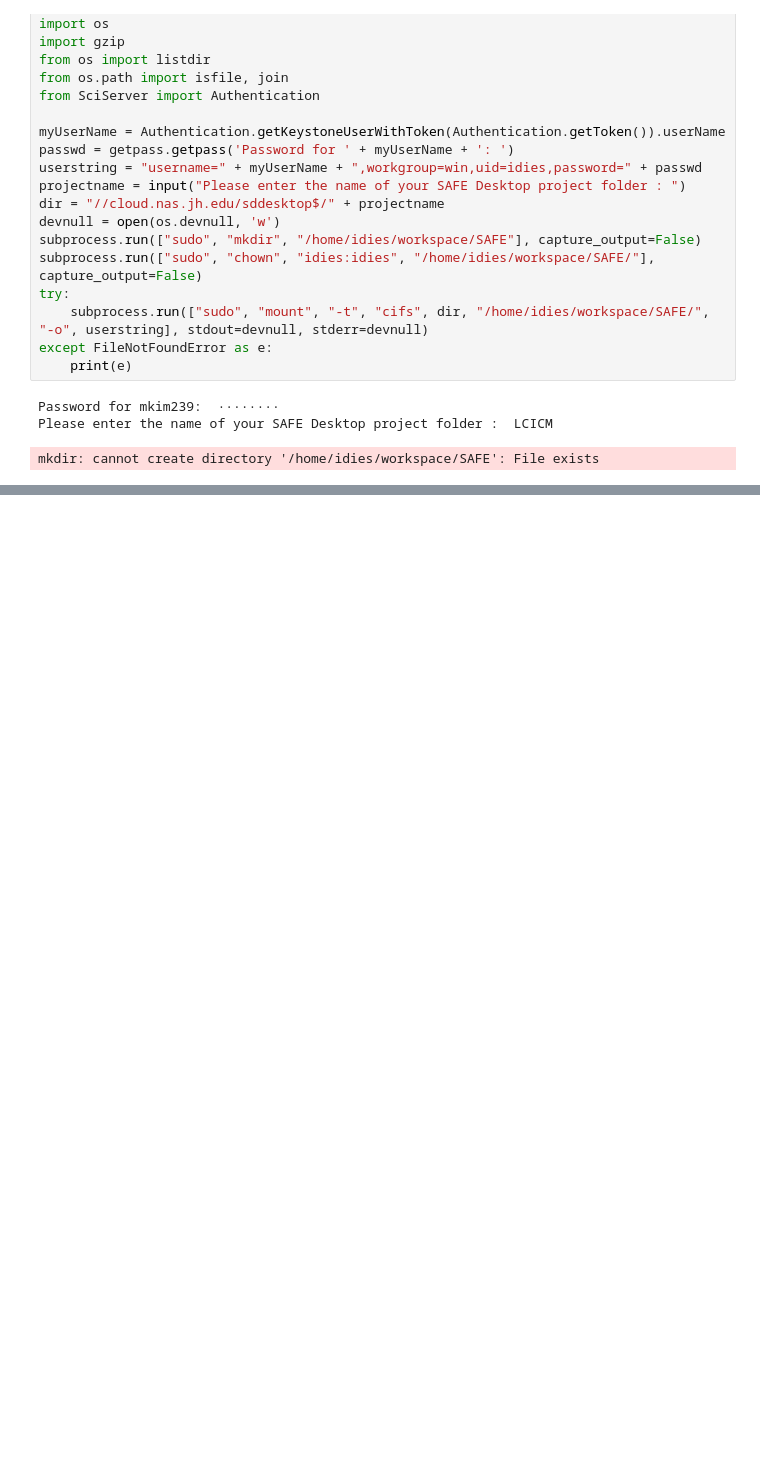
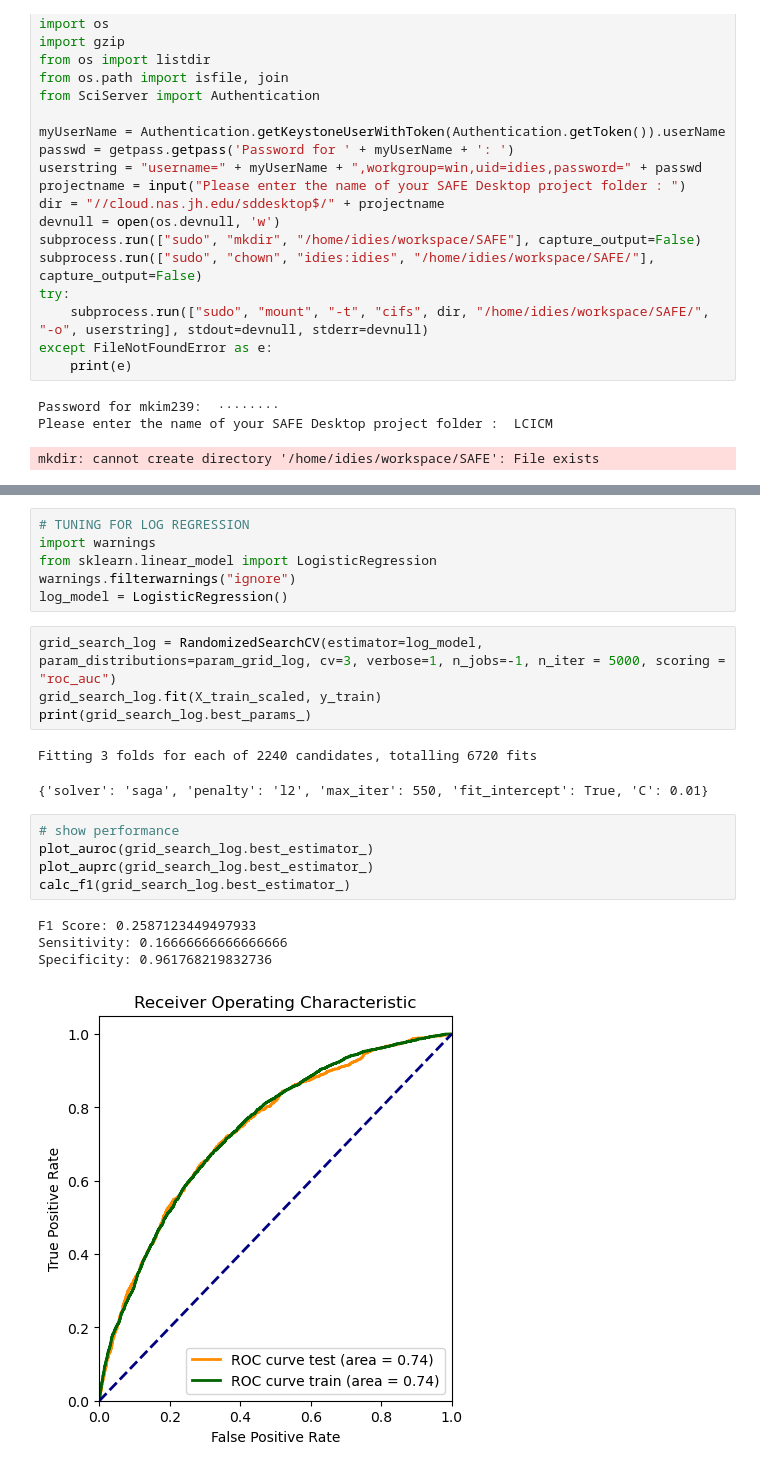
Before and after one commit to Minoo-Kim/HFpEF-ECG-AI, a Jupyter notebook: src/feature_selection_VIF.ipynb, the cells around one changed output, grey strips where cells are left out. Cells and saved outputs as stored; diff of their text form; blank space fills up the shorter version.

```diff
--- a/src/feature_selection_VIF.ipynb
+++ b/src/feature_selection_VIF.ipynb
@@ -187,0 +220,23 @@ Accuracy of hyperparameter runed logistic regression: 0.7514001244555072
+# %%
+# TUNING FOR LOG REGRESSION
+import warnings
+from sklearn.linear_model import LogisticRegression
+warnings.filterwarnings("ignore")
+log_model = LogisticRegression()
+# %%
+grid_search_log = RandomizedSearchCV(estimator=log_model, param_distributions=param_grid_log, cv=3, verbose=1, n_jobs=-1, n_iter = 5000, scoring = "roc_auc")
+grid_search_log.fit(X_train_scaled, y_train)
+print(grid_search_log.best_params_)
+# %% [output]
+Fitting 3 folds for each of 2240 candidates, totalling 6720 fits
+{'solver': 'saga', 'penalty': 'l2', 'max_iter': 550, 'fit_intercept': True, 'C': 0.01}
+# %%
+# show performance
+plot_auroc(grid_search_log.best_estimator_)
+plot_auprc(grid_search_log.best_estimator_)
+calc_f1(grid_search_log.best_estimator_)
+# %% [output]
+F1 Score: 0.2587123449497933
+Sensitivity: 0.16666666666666666
+Specificity: 0.961768219832736
+[figure, added]
```
Also changed, not shown: parts of 22 cells of this notebook.
